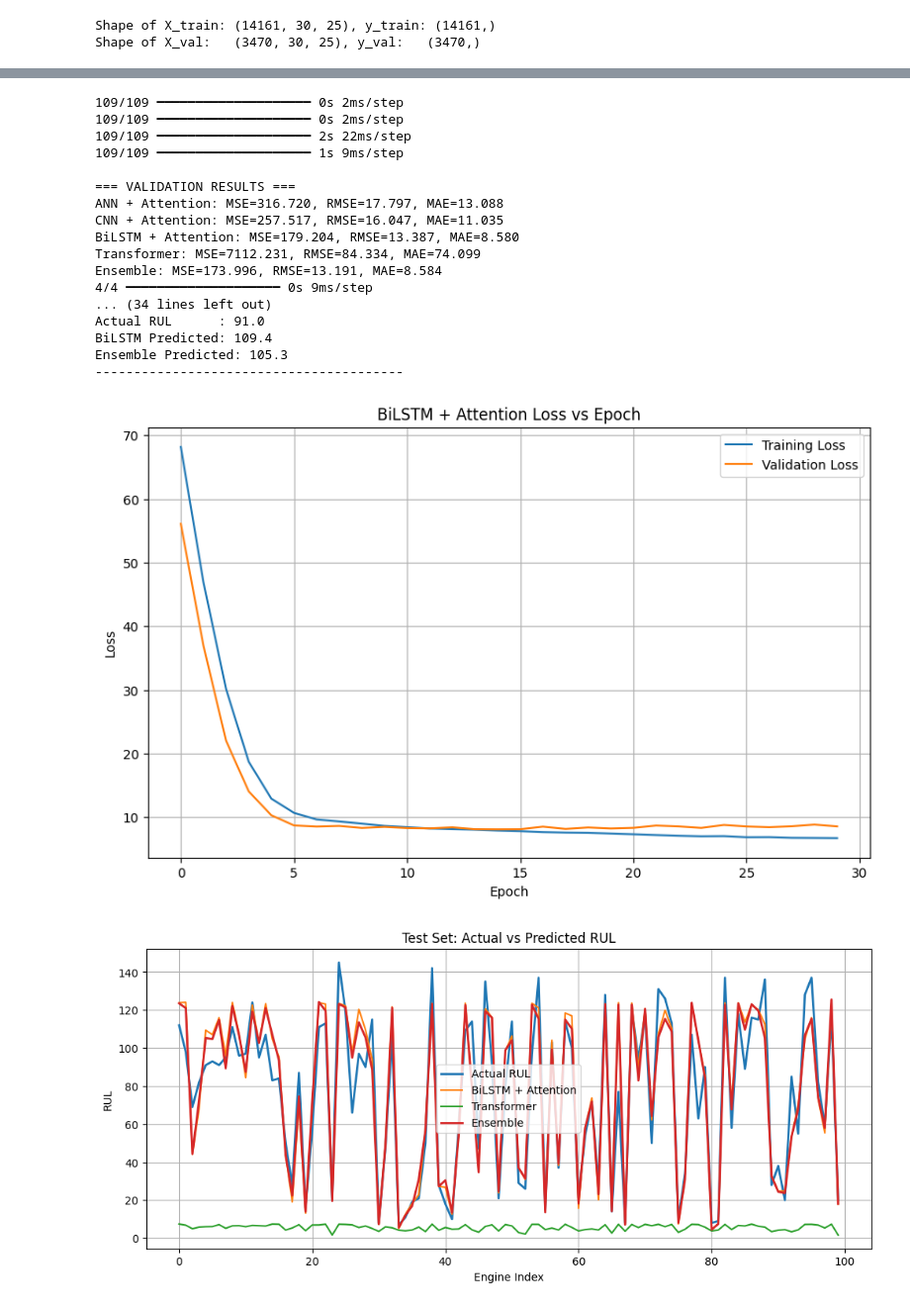
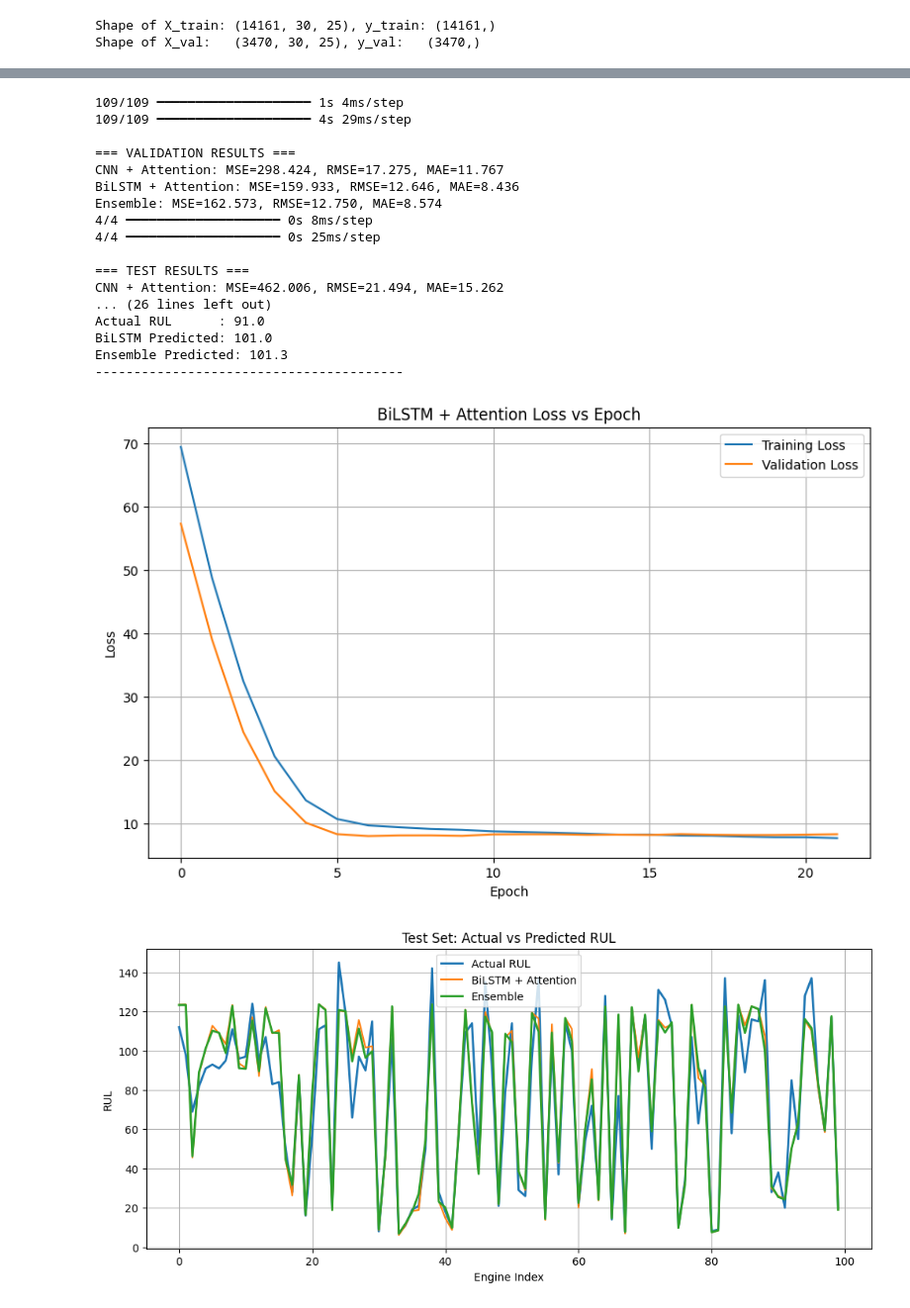
Before and after one commit to PihuCodeTech/Aircraft-Engine-RUL-Prediction, a Jupyter notebook: notebooks/rul_prediction.ipynb, the cells around one changed output, grey strips where cells are left out. Shown at 99% size. Cells and saved outputs as stored; diff of their text form; code cells hidden in the pictures.

```diff
--- a/notebooks/rul_prediction.ipynb
+++ b/notebooks/rul_prediction.ipynb
@@ -291,10 +219,8 @@ Epoch 15/60
 # =========================================
 
 # Validation Predictions
-y_pred_ann = ann_model.predict(X_val).flatten()
 y_pred_cnn = cnn_model.predict(X_val).flatten()
 y_pred_lstm = lstm_model.predict(X_val).flatten()
-y_pred_transformer = transformer_model.predict(X_val).flatten()
 
 # Ensemble Prediction
 ensemble_pred_val = 0.85 * y_pred_lstm + 0.15 * y_pred_cnn
@@ -308,10 +234,8 @@ def report_metrics(name, true, pred):
 
 # Validation Results
 print("\n=== VALIDATION RESULTS ===")
-report_metrics("ANN + Attention", y_val, y_pred_ann)
 report_metrics("CNN + Attention", y_val, y_pred_cnn)
 report_metrics("BiLSTM + Attention", y_val, y_pred_lstm)
-report_metrics("Transformer", y_val, y_pred_transformer)
 report_metrics("Ensemble", y_val, ensemble_pred_val)
 
 # TEST SET EVALUATION
@@ -335,20 +259,16 @@ y_test = pd.read_csv(
 ).values.flatten()
 
 # Test Predictions
-pred_ann = ann_model.predict(X_test).flatten()
 pred_cnn = cnn_model.predict(X_test).flatten()
 pred_lstm = lstm_model.predict(X_test).flatten()
-pred_transformer = transformer_model.predict(X_test).flatten()
 
 # Ensemble
 ensemble_pred_test = ( 0.85 * pred_lstm + 0.15 * pred_cnn)
 
 # TEST RESULTS
 print("\n=== TEST RESULTS ===")
-report_metrics("ANN + Attention", y_test, pred_ann)
 report_metrics("CNN + Attention", y_test, pred_cnn)
 report_metrics("BiLSTM + Attention", y_test, pred_lstm)
-report_metrics("Transformer", y_test, pred_transformer)
 report_metrics("Ensemble", y_test, ensemble_pred_test)
 
 # SAMPLE PREDICTIONS
@@ -375,50 +295,49 @@ plt.show()
 plt.figure(figsize=(12,5))
 plt.plot(y_test, label='Actual RUL', linewidth=2)
 plt.plot(pred_lstm, label='BiLSTM + Attention', linewidth=1.5)
-plt.plot(pred_transformer, label='Transformer', linewidth=1.5)
 plt.plot(ensemble_pred_test, label='Ensemble', linewidth=2)
 plt.title('Test Set: Actual vs Predicted RUL')
 plt.xlabel('Engine Index')
 plt.ylabel('RUL')
 plt.legend()
 plt.grid()
 plt.show()
 
 # RESIDUAL PLOT
 ensemble_residuals = y_test - ensemble_pred_test
 plt.figure(figsize=(10,4))
 plt.scatter(range(len(ensemble_residuals)), ensemble_residuals, alpha=0.7)
 plt.axhline(y=0, linestyle='--', color='black')
 plt.title('Ensemble Residuals')
 plt.xlabel('Engine Index')
 plt.ylabel('Residual')
 plt.grid()
 plt.show()
 
 # RUL DISTRIBUTION PLOT
 plt.figure(figsize=(10,6))
 plt.hist(train_df['RUL'], bins=40)
 plt.xlabel("Remaining Useful Life (RUL)")
 plt.ylabel("Frequency")
 plt.title("RUL Distribution in CMAPSS FD001")
 plt.show()
 # %% [output]
-109/109 ━━━━━━━━━━━━━━━━━━━━ 0s 2ms/step
-109/109 ━━━━━━━━━━━━━━━━━━━━ 0s 2ms/step
-109/109 ━━━━━━━━━━━━━━━━━━━━ 2s 22ms/step
-109/109 ━━━━━━━━━━━━━━━━━━━━ 1s 9ms/step
+109/109 ━━━━━━━━━━━━━━━━━━━━ 1s 4ms/step
+109/109 ━━━━━━━━━━━━━━━━━━━━ 4s 29ms/step
 
 === VALIDATION RESULTS ===
-ANN + Attention: MSE=316.720, RMSE=17.797, MAE=13.088
-CNN + Attention: MSE=257.517, RMSE=16.047, MAE=11.035
-BiLSTM + Attention: MSE=179.204, RMSE=13.387, MAE=8.580
-Transformer: MSE=7112.231, RMSE=84.334, MAE=74.099
-Ensemble: MSE=173.996, RMSE=13.191, MAE=8.584
-4/4 ━━━━━━━━━━━━━━━━━━━━ 0s 9ms/step
-... (34 lines left out)
+CNN + Attention: MSE=298.424, RMSE=17.275, MAE=11.767
+BiLSTM + Attention: MSE=159.933, RMSE=12.646, MAE=8.436
+Ensemble: MSE=162.573, RMSE=12.750, MAE=8.574
+4/4 ━━━━━━━━━━━━━━━━━━━━ 0s 8ms/step
+4/4 ━━━━━━━━━━━━━━━━━━━━ 0s 25ms/step
+
+=== TEST RESULTS ===
+CNN + Attention: MSE=462.006, RMSE=21.494, MAE=15.262
+... (26 lines left out)
 Actual RUL      : 91.0
-BiLSTM Predicted: 109.4
-Ensemble Predicted: 105.3
+BiLSTM Predicted: 101.0
+Ensemble Predicted: 101.3
 ----------------------------------------
-[figure, old version]
+[figure, new version]
-[figure, old version]
+[figure, new version]
```
Also changed, not shown: parts of 6 cells of this notebook.
